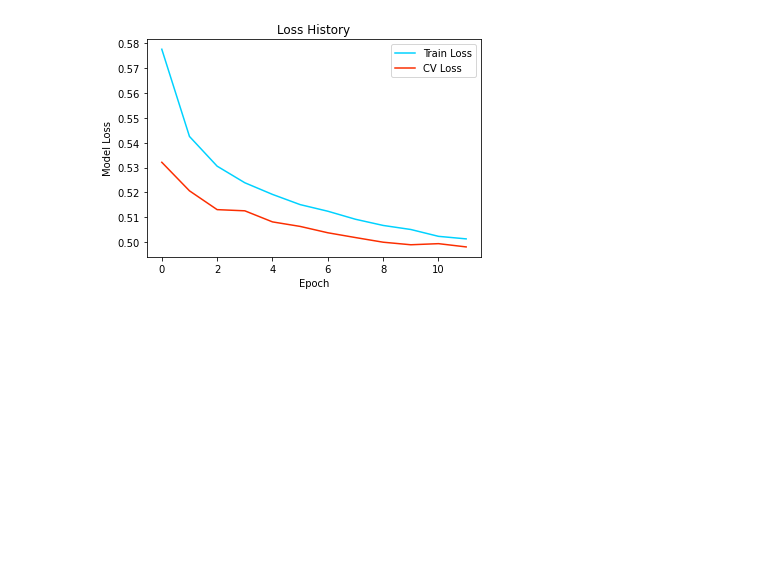
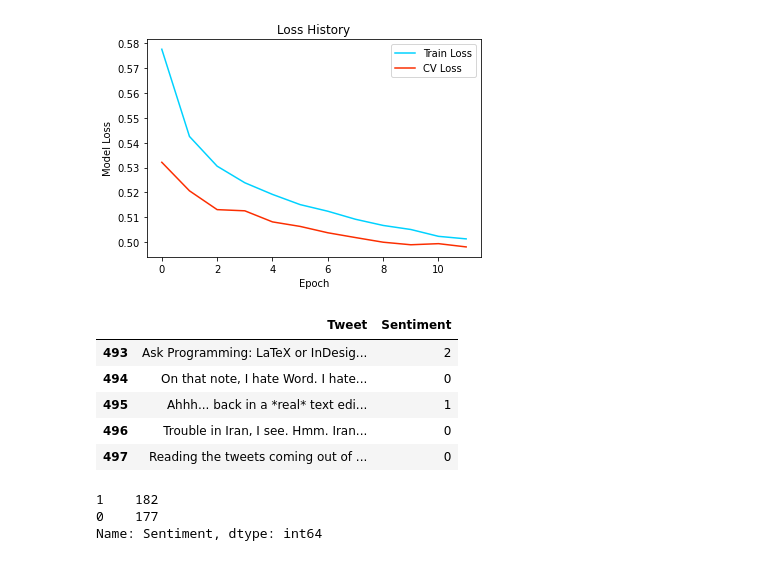
Before and after one commit to jwCheng28/Sentiment-Analysis, a Jupyter notebook: testing.ipynb, the cells around one changed output. Drawn from its saved outputs; the diff is of its cells as text; code cells hidden in the pictures; blank space fills up the shorter version.

```diff
--- a/testing.ipynb
+++ b/testing.ipynb
@@ -207,3 +216,22 @@ plt.savefig('pics/loss_history.png')
 #plt.show()
 # %% [output]
 [figure]
+# %%
+test = pd.read_csv("data/testdata.csv", encoding='ISO-8859-1', header=None, names=LABEL)
+test = test[['Tweet', 'Sentiment']]
+test.loc[test.Sentiment == 4, "Sentiment"] = 1
+test.tail()
+# %% [output]
+|  | Tweet | Sentiment |
+| 493 | Ask Programming: LaTeX or InDesig... | 2 |
+| 494 | On that note, I hate Word. I hate... | 0 |
+| 495 | Ahhh... back in a *real* text edi... | 1 |
+| 496 | Trouble in Iran, I see. Hmm. Iran... | 0 |
+| 497 | Reading the tweets coming out of ... | 0 |
+# %%
+test = test[test['Sentiment'] < 2]
+test.Sentiment.value_counts()
+# %% [output]
+1    182
+0    177
+Name: Sentiment, dtype: int64
```
Also changed, not shown: parts of 10 cells of this notebook.
